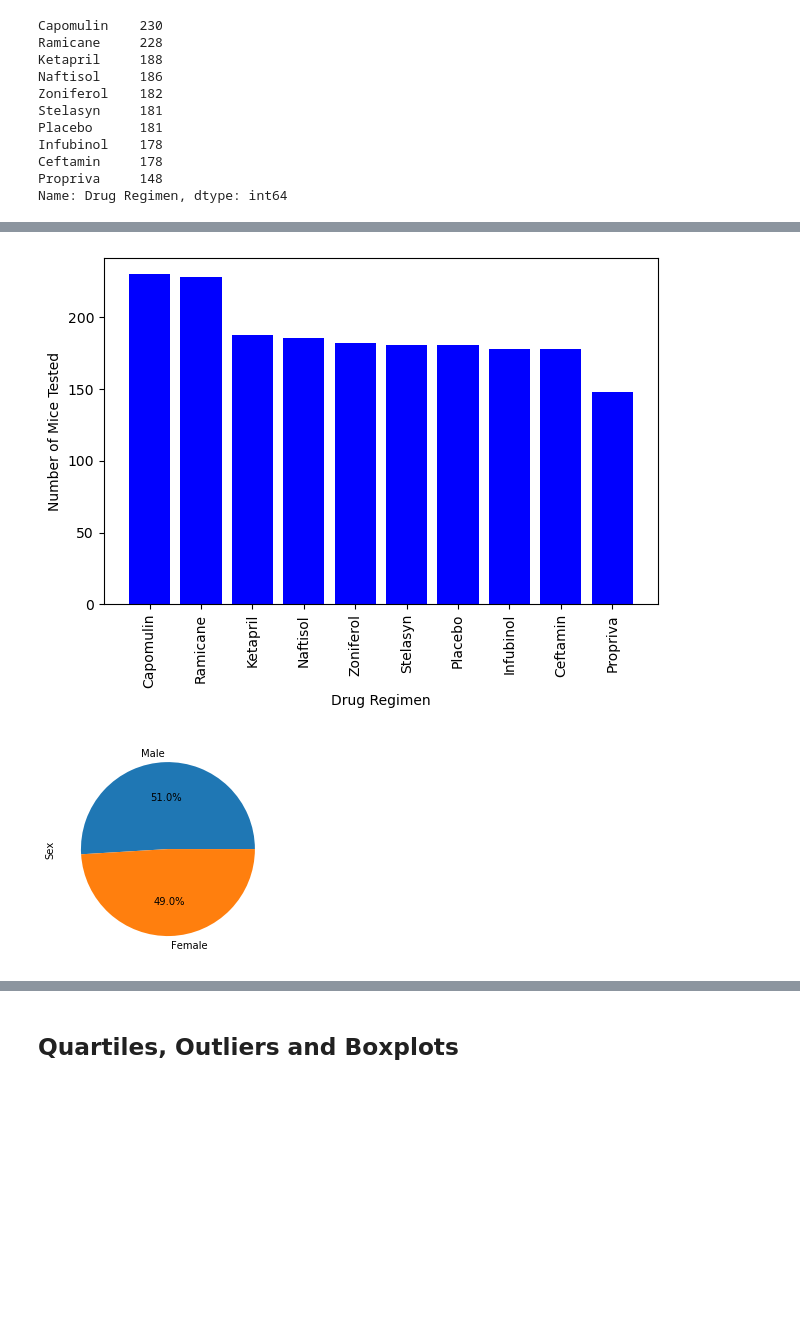
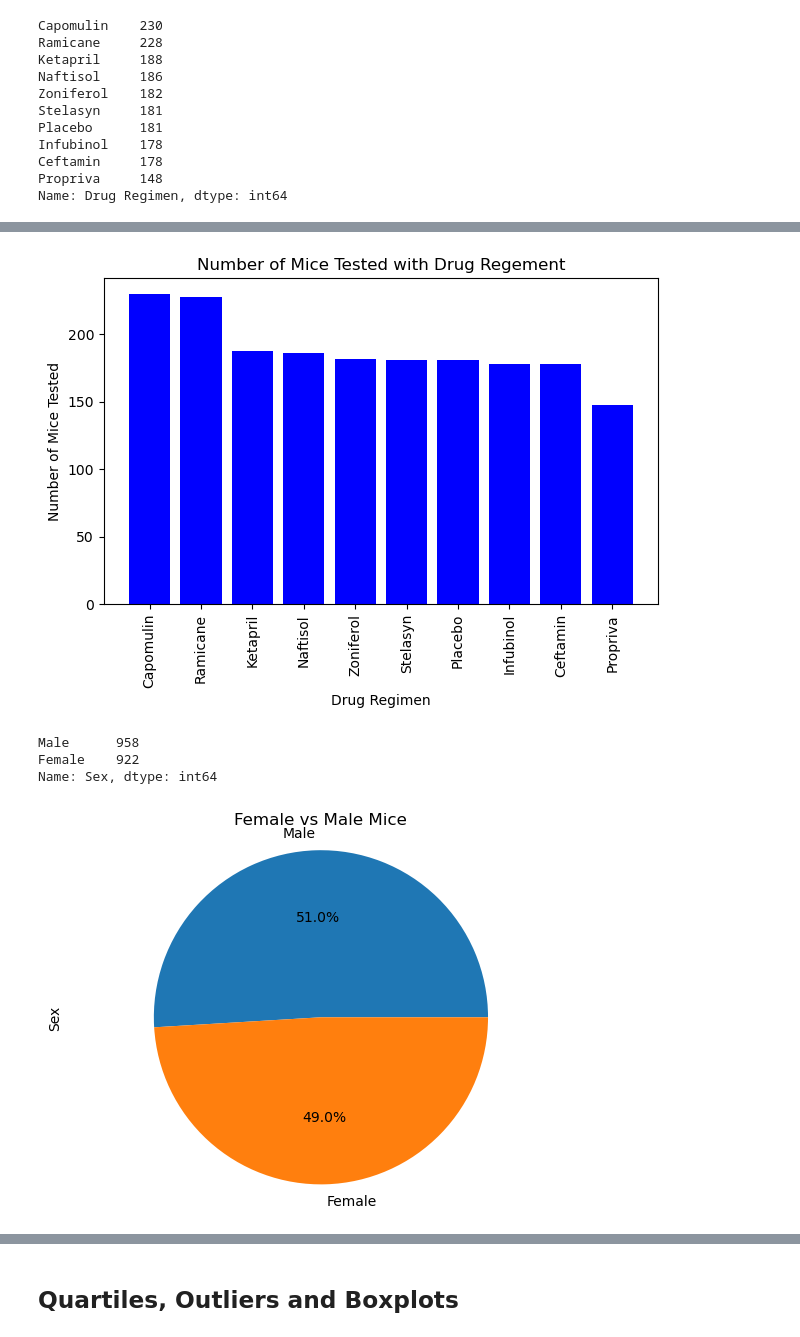
Before and after one commit to ViolettaAntonova/Matplotlib-challene, a Jupyter notebook: pymaceuticals_starter.ipynb, the cells around one changed output, grey strips where cells are left out. Drawn from its saved outputs; the diff is of its cells as text; code cells hidden in the pictures; blank space fills up the shorter version.

```diff
--- a/pymaceuticals_starter.ipynb
+++ b/pymaceuticals_starter.ipynb
@@ -10,6 +20,7 @@
 import matplotlib.pyplot as plt
 import pandas as pd
 import scipy.stats as st
+from scipy.stats import linregress
 
 # Study data files
 mouse_metadata_path = "data/Mouse_metadata.csv"
@@ -21,7 +32,7 @@ study_results = pd.read_csv(study_results_path)
 
 # Combine the data into a single dataset
 combined_df = pd.merge(study_results, mouse_metadata,
-                                 ow='outer', on='Mouse ID')
+                                 how='outer', on='Mouse ID')
 
 # Display the data table for preview
 combined_df.head()
@@ -168,16 +179,29 @@ tick_locations = [value for value in x_axis]
 plt.bar(x_axis, y_axis, color='b', align="center")
 plt.xticks(tick_locations, x_axis, rotation="vertical")
 
+plt.title("Number of Mice Tested with Drug Regement")
 plt.xlabel("Drug Regimen")
 plt.ylabel("Number of Mice Tested")
 
+
 plt.tight_layout()
 plt.show()
 # %% [output]
-[figure, old version]
+[figure, new version]
+# %%
+malefem = combinedclean_df["Sex"].value_counts()
+malefem
+# %% [output]
+Male      958
+Female    922
+Name: Sex, dtype: int64
 # %%
 # Generate a pie plot showing the distribution of female versus male mice using Pandas
+malefem_pie = malefem.plot(kind="pie", y='Sex', autopct='%1.1f%%', title = "Female vs Male Mice")
+
+plt.axis("equal")
+plt.show()
 # %% [output]
-[figure, old version]
+[figure, new version]
 # %%
 # Generate a pie plot showing the distribution of female versus male mice using pyplot
```
Also changed, not shown: parts of 13 cells of this notebook, 1 other file.
